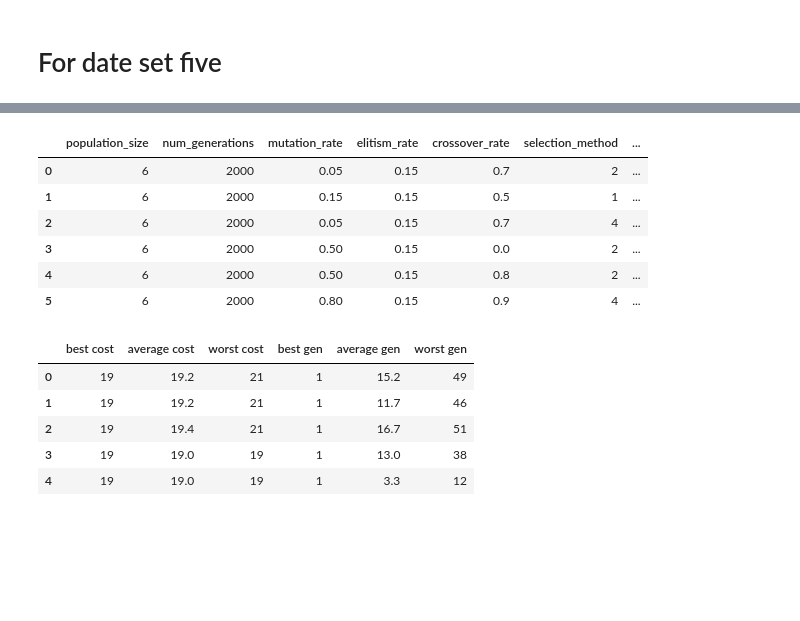
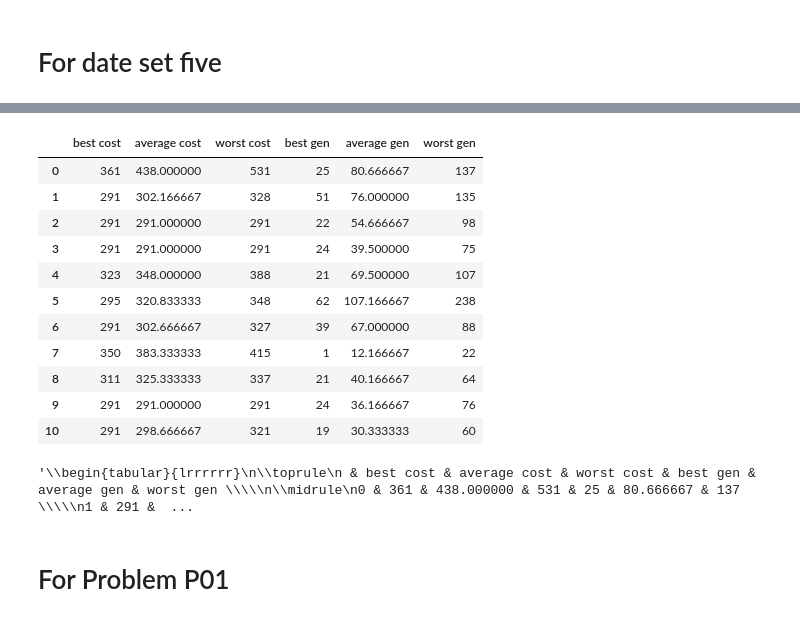
Before and after one commit to SavasKoeklu/NEC_A4, a Jupyter notebook: Analysis.ipynb, the cells around one changed output, grey strips where cells are left out. Drawn from its saved outputs; the diff is of its cells as text; code cells hidden in the pictures; blank space fills up the shorter version.

Commit message:
remove crossoverrate,  continue with analysis

```diff
--- a/Analysis.ipynb
+++ b/Analysis.ipynb
@@ -98,13 +213,12 @@ def run_genetic_algorithm_for_different_parameteres(problem, parameters):
         print(param)
         tour_minimas = []
         generation_numbers = []
-        for i in range(10):
+        for i in range(6):
 
           gen = GeneticAlgorithm(problem,
                                population_size=param["population_size"],
                                elitism=param["elitism_rate"],
                                mutation_rate=param["mutation_rate"],
-                               crossover_rate=param["crossover_rate"],
                                selection_method=param["selection_method"],
                                crossover_method=param["crossover_method"],
                                mutation_method=param["mutation_method"])
@@ -120,7 +234,7 @@ def run_genetic_algorithm_for_different_parameteres(problem, parameters):
             evolution_of_minimum = ev[:ev.index(min(ev))+1]
             position_of_best = counter
 
-        praram_result = param.copy()
+        praram_result = {}
         praram_result["best cost"] = np.min(tour_minimas)
         praram_result["average cost"] = np.mean(tour_minimas)
         praram_result["worst cost"] = np.max(tour_minimas)
@@ -152,5 +266,3 @@ print()
 # %%
 # function to ouput
 five = tsplib95.load('datasets/five.tsp')
-parameters = generate_unique_random_tsp_parameters(five.dimension, 6)
-parameters
@@ -190,26 +289,21 @@ df = pd.DataFrame(results)
 # %%
-df.head(10)
+df.head(11)
 # %% [output]
-|  | population_size | num_generations | mutation_rate | elitism_rate | crossover_rate | selection_method | ... |
-| 0 | 6 | 2000 | 0.05 | 0.15 | 0.7 | 2 | ... |
-| 1 | 6 | 2000 | 0.15 | 0.15 | 0.5 | 1 | ... |
-| 2 | 6 | 2000 | 0.05 | 0.15 | 0.7 | 4 | ... |
-| 3 | 6 | 2000 | 0.50 | 0.15 | 0.0 | 2 | ... |
-| 4 | 6 | 2000 | 0.50 | 0.15 | 0.8 | 2 | ... |
-| 5 | 6 | 2000 | 0.80 | 0.15 | 0.9 | 4 | ... |
+|  | best cost | average cost | worst cost | best gen | average gen | worst gen |
+| 0 | 361 | 438.000000 | 531 | 25 | 80.666667 | 137 |
+| 1 | 291 | 302.166667 | 328 | 51 | 76.000000 | 135 |
+| 2 | 291 | 291.000000 | 291 | 22 | 54.666667 | 98 |
+| 3 | 291 | 291.000000 | 291 | 24 | 39.500000 | 75 |
+| 4 | 323 | 348.000000 | 388 | 21 | 69.500000 | 107 |
+| 5 | 295 | 320.833333 | 348 | 62 | 107.166667 | 238 |
+| 6 | 291 | 302.666667 | 327 | 39 | 67.000000 | 88 |
+| 7 | 350 | 383.333333 | 415 | 1 | 12.166667 | 22 |
+| 8 | 311 | 325.333333 | 337 | 21 | 40.166667 | 64 |
+| 9 | 291 | 291.000000 | 291 | 24 | 36.166667 | 76 |
+| 10 | 291 | 298.666667 | 321 | 19 | 30.333333 | 60 |
-# %%
-cols = list(df.columns)
-cols.remove("num_generations")
-df = df[cols].copy()
-
-parameter_df = df.iloc[:,:7]
-parameter_df.head()
-result_df = df.iloc[:,7:]
-result_df.head()
-# %% [output]
-|  | best cost | average cost | worst cost | best gen | average gen | worst gen |
-| 0 | 19 | 19.2 | 21 | 1 | 15.2 | 49 |
-| 1 | 19 | 19.2 | 21 | 1 | 11.7 | 46 |
-| 2 | 19 | 19.4 | 21 | 1 | 16.7 | 51 |
-| 3 | 19 | 19.0 | 19 | 1 | 13.0 | 38 |
-| 4 | 19 | 19.0 | 19 | 1 | 3.3 | 12 |
+# %%
+df.to_latex()
+# %% [output]
+'\\begin{tabular}{lrrrrrr}\n\\toprule\n & best cost & average cost & worst cost & best gen & average gen & worst gen \\\\\n\\midrule\n0 & 361 & 438.000000 & 531 & 25 & 80.666667 & 137 \\\\\n1 & 291 &  ...
+# %% [markdown]
+# For Problem P01
```
Also changed, not shown: parts of 15 cells of this notebook.
